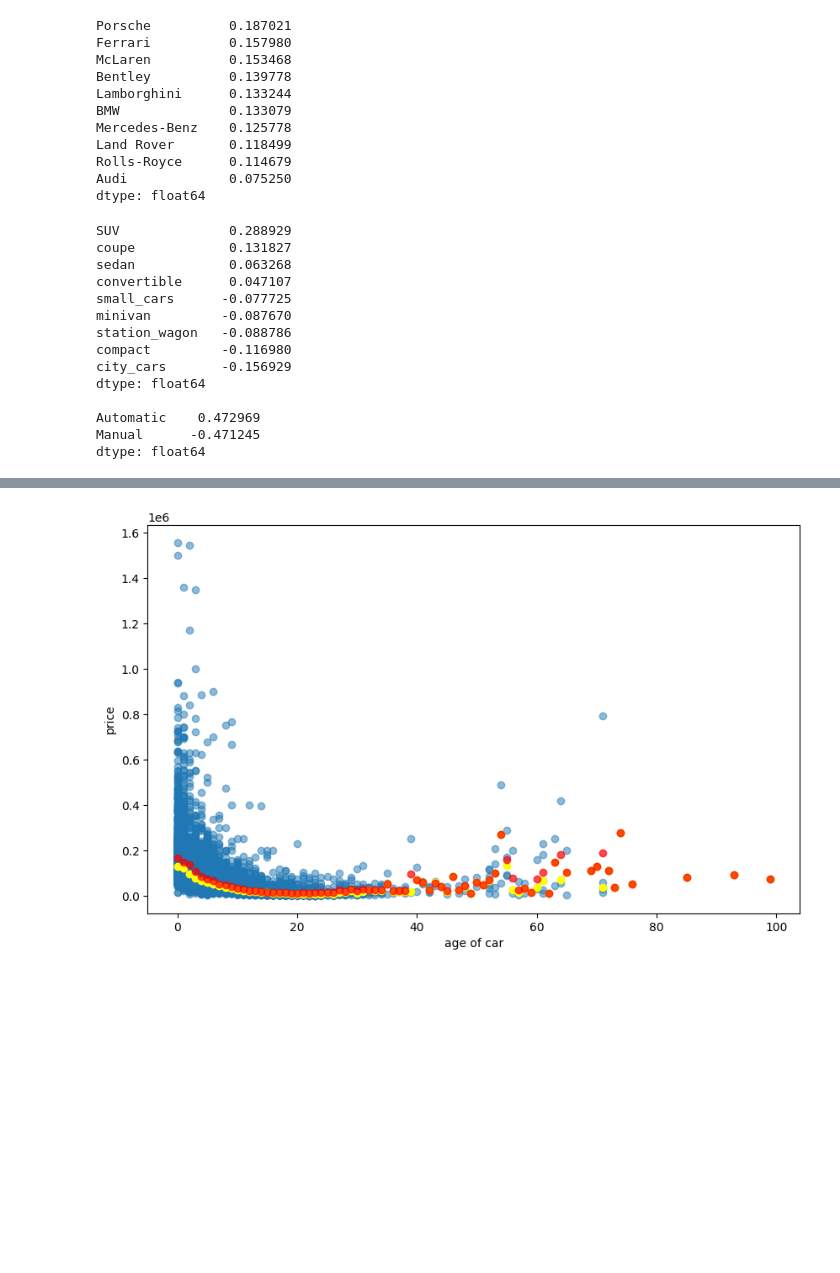
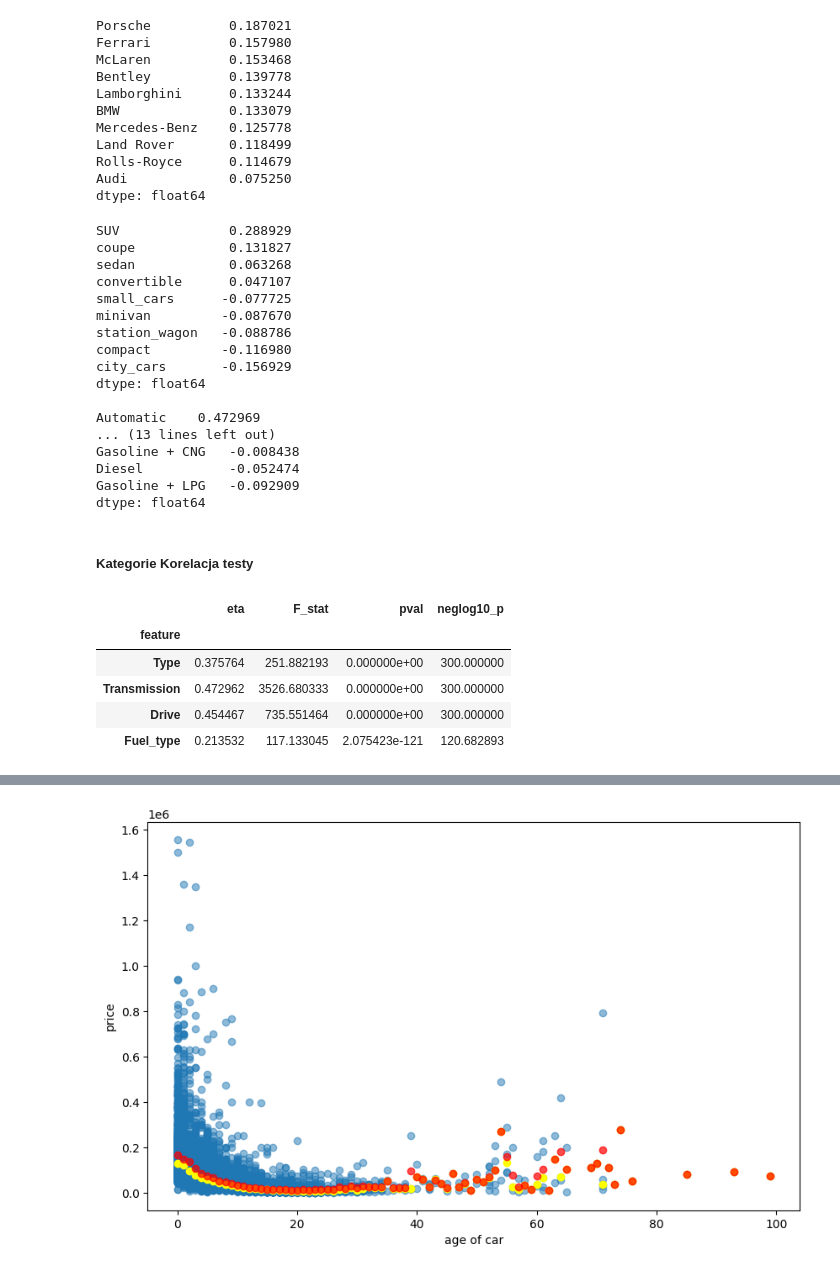
Before and after one commit to karrola/komis, a Jupyter notebook: modeling.ipynb, the cells around one changed output, grey strips where cells are left out. Drawn from its saved outputs; the diff is of its cells as text; code cells hidden in the pictures; blank space fills up the shorter version.

```diff
--- a/modeling.ipynb
+++ b/modeling.ipynb
@@ -103,6 +105,14 @@ print(corrs.sort_values(ascending=False), '\n')
 
 dummies = pd.get_dummies(train_set_df['Transmission'], dummy_na=False) #, prefix='brand'
 corrs = dummies.apply(lambda col: col.corr(cars['Price']))
+print(corrs.sort_values(ascending=False), '\n')
+
+dummies = pd.get_dummies(train_set_df['Drive'], dummy_na=False) #, prefix='brand'
+corrs = dummies.apply(lambda col: col.corr(cars['Price']))
+print(corrs.sort_values(ascending=False), '\n')
+
+dummies = pd.get_dummies(train_set_df['Fuel_type'], dummy_na=False) #, prefix='brand'
+corrs = dummies.apply(lambda col: col.corr(cars['Price']))
 print(corrs.sort_values(ascending=False))
 # %% [output]
 SUV              0.288929
@@ -117,5 +127,10 @@ city_cars       -0.156929
 dtype: float64
 
 Automatic    0.472969
-Manual      -0.471245
+... (13 lines left out)
+Gasoline + CNG   -0.008438
+Diesel           -0.052474
+Gasoline + LPG   -0.092909
 dtype: float64
+# %% [markdown]
+##### Kategorie Korelacja testy
@@ -121,0 +145,49 @@ dtype: float64
+# %%
+def correlation_ratio(categories, measurements):
+    categories = np.asarray(categories)
+    measurements = np.asarray(measurements, dtype=float)
+    # drop NaNs pairwise
+    mask = ~pd.isna(categories) & ~pd.isna(measurements)
+    if mask.sum() == 0:
+        return np.nan
+    categories = categories[mask]
+    measurements = measurements[mask]
+    cat_codes, uniques = pd.factorize(categories)
+    grand_mean = measurements.mean()
+    ss_between = 0.0
+    ss_total = ((measurements - grand_mean) ** 2).sum()
+    for cat in np.unique(cat_codes):
+        vals = measurements[cat_codes == cat]
+        n_i = vals.size
+        mean_i = vals.mean()
+        ss_between += n_i * (mean_i - grand_mean) ** 2
+    if ss_total == 0:
+        return 0.0
+    eta = np.sqrt(ss_between / ss_total)
+    return float(eta)
+# %%
+features = ['Type', 'Transmission', 'Drive', 'Fuel_type']
+results = []
+df = train_set_df.copy()
+
+for f in features:
+    mask = df[f].notna() & df['Price'].notna()
+    eta = correlation_ratio(df.loc[mask, f], df.loc[mask, 'Price'])
+    # przygotuj grupy do ANOVA (potrzebne co najmniej 2 grupy z >1 próbką)
+    groups = [g['Price'].values for _, g in df.loc[mask].groupby(f) if len(g) >= 2]
+    if len(groups) >= 2:
+        fstat, pval = stats.f_oneway(*groups)
+    else:
+        fstat, pval = np.nan, np.nan
+    results.append((f, eta, fstat, pval))
+
+res_df = pd.DataFrame(results, columns=['feature','eta','F_stat','pval']).set_index('feature')
+res_df['neglog10_p'] = -np.log10(res_df['pval'].replace(0, 1e-300))  # zapobiega -inf
+res_df
+# %% [output]
+|  | eta | F_stat | pval | neglog10_p |
+| feature |  |  |  |  |
+| Type | 0.375764 | 251.882193 | 0.000000e+00 | 300.000000 |
+| Transmission | 0.472962 | 3526.680333 | 0.000000e+00 | 300.000000 |
+| Drive | 0.454467 | 735.551464 | 0.000000e+00 | 300.000000 |
+| Fuel_type | 0.213532 | 117.133045 | 2.075423e-121 | 120.682893 |
```
Also changed, not shown: parts of 35 cells of this notebook, 2 other files.
